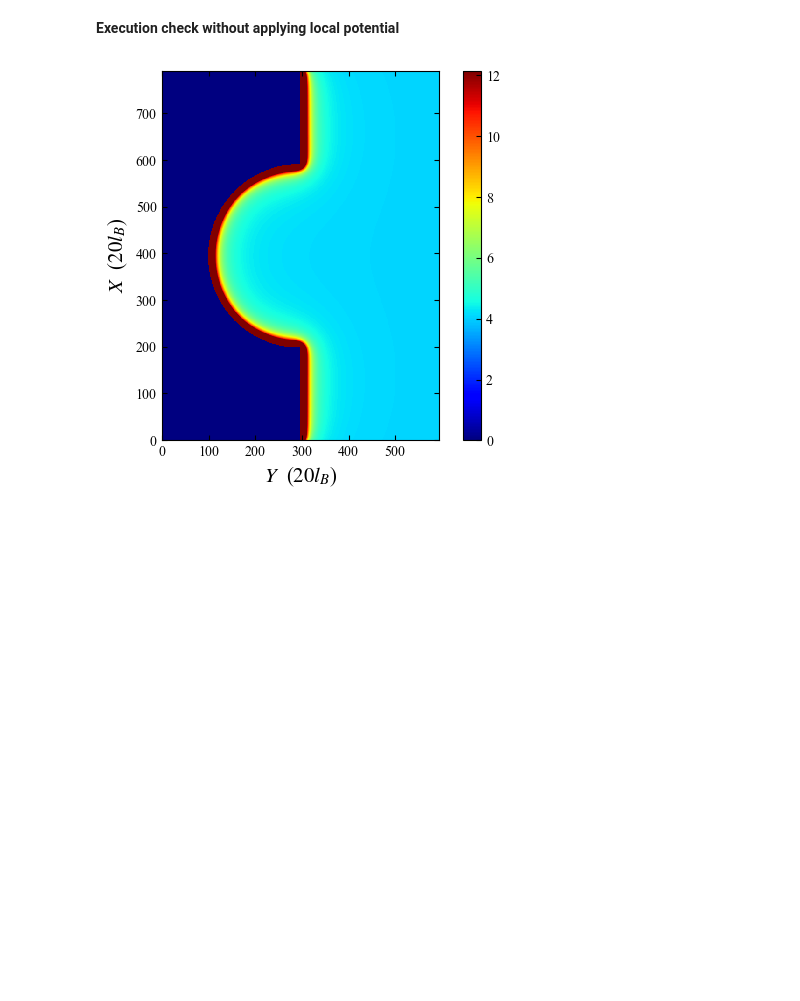
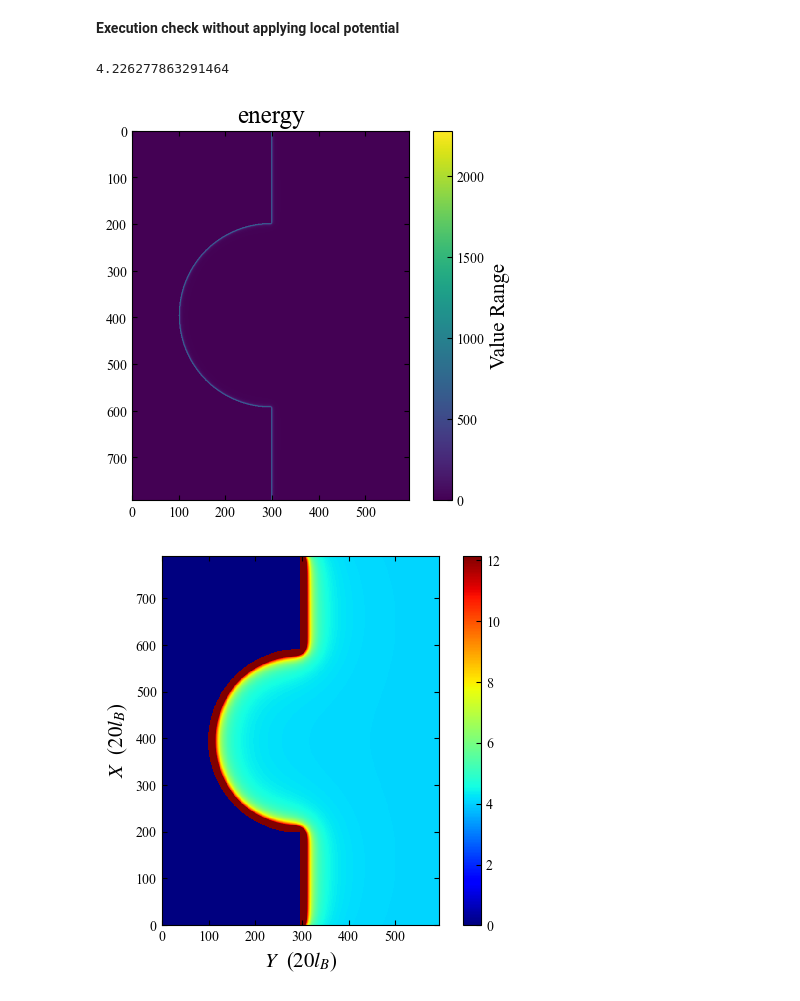
Before and after one commit to Quantum-Dynamics/edgecraft, a Jupyter notebook: PoC_copy.ipynb, the cells around one changed output. Saved outputs shown, nothing was run; the diff lists cells and outputs as text; code cells hidden in the pictures; blank space fills up the shorter version.

```diff
--- a/PoC_copy.ipynb
+++ b/PoC_copy.ipynb
@@ -363,7 +395,15 @@ alpha = 1e3
 # %%
 energy = np.zeros_like(space_matrix, dtype=float)
 energy = apply_QH_energy(energy, E_QH, bulk_indices)
 energy = apply_confinement_potential(energy, bulk_indices, boundary_indices, alpha)
+print(energy[300,300])
+plt.imshow(energy)
+plt.title("energy")
+plt.colorbar(label='Value Range')
+plt.show()
+# %% [output]
+4.226277863291464
+[figure, added]
 # %%
 fig, axis = plt.subplots()
 
```
Also changed, not shown: parts of 11 cells of this notebook, 1 other file.
